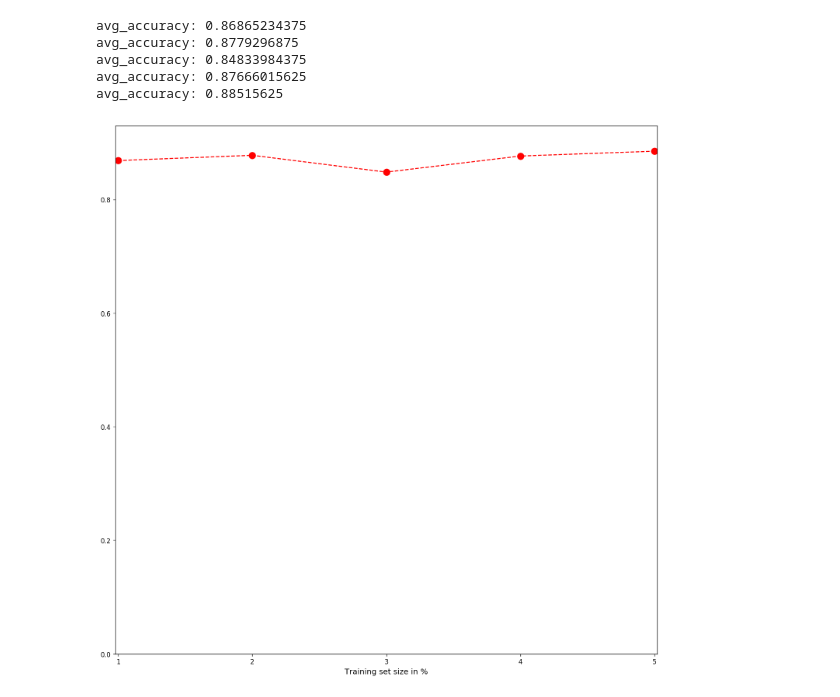
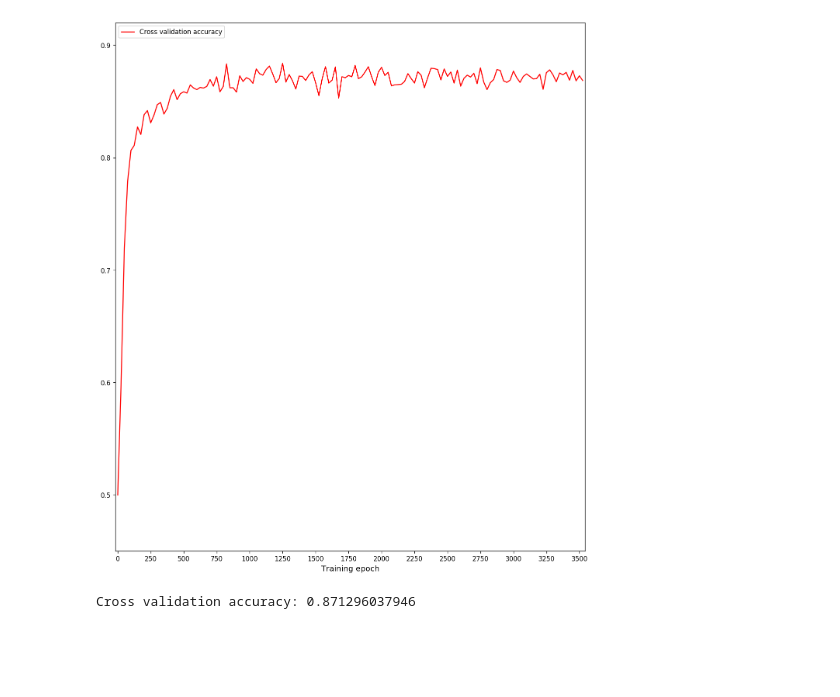
Before and after one commit to aleksmitov/microfossil_classification, a Jupyter notebook: data_plots.ipynb, the cells around one changed output. Cells and saved outputs as stored; diff of their text form; code cells hidden in the pictures; blank space fills up the shorter version.

```diff
--- a/data_plots.ipynb
+++ b/data_plots.ipynb
@@ -9,6 +9,7 @@ import os
 
 DATA_ACCURACY_DIR_PATH = "./cross_validation"
 DATA_LOSS_DIR_PATH = "./cross_validation"
+POWER_TEST_DIR_PATH = "./power_test/results"
 
 def get_files_in_dir(dir_path):
     files = [os.path.join(dir_path, file) for file in os.listdir(dir_path) if os.path.isfile(
@@ -74,12 +75,21 @@ def plot_cross_validation(dir_path):
     pb.savefig("cross_validation.png", bbox_inches='tight')
     plt.show()
 
+    avg_accuracy = 0.0
+    total_points = 0.0
+    step_increment = 25
+    total_steps = int(1000 / 25)
+    for i in range(len(values)-1, len(values)-total_steps-1, -1):
+        avg_accuracy += values[i]
+        total_points += 1
+    avg_accuracy /= total_points
+    print("Cross validation accuracy: {}".format(avg_accuracy))
+
 
 def plot_size_power_curves(dir_path):
     files = get_files_in_dir(dir_path)
     files = sorted(files)
     labels = [os.path.splitext(os.path.basename(file))[0] for file in files]
-    colors = ["red", "blue", "green", "red", "blue", "green"]
     step_value_maps = [load_tensorflow_csv(file) for file in files]
     step_value_pairs = []
     steps = []
@@ -104,7 +114,7 @@ def plot_size_power_curves(dir_path):
 
     handles = []
     for i in range(0, len(steps)):
-        handle, = plt.plot(steps[i], values[i], label=labels[i], color=colors[i])
+        handle, = plt.plot(steps[i], values[i], label=labels[i], color=None)
         handles.append(handle)
 
     plt.legend(handles=handles, loc='upper left')
@@ -114,50 +124,49 @@ def plot_size_power_curves(dir_path):
 
 def plot_size_power_points(dir_path):
     files = get_files_in_dir(dir_path)
-    files = sorted(files)
     labels = [os.path.splitext(os.path.basename(file))[0] for file in files]
-    percents = [label.split("_")[1] for label in labels]
-    colors = ["red", "blue", "green", "red", "blue", "green"]
+    percents = [int(label.split("_")[1]) for label in labels]
+    file_percent_pairs = zip(files, percents)
+    file_percent_pairs = sorted(file_percent_pairs, key=lambda tup: tup[1])
+    files = [file for (file, percent) in file_percent_pairs]
+    percents = [percent for (file, percent) in file_percent_pairs]
     step_value_maps = [load_tensorflow_csv(file) for file in files]
     avg_points = []
     for step_value_map in step_value_maps:
         current_pairs = [(map_key, step_value_map[map_key]) for map_key in step_value_map]
         sorted_pairs = sorted(current_pairs, key=lambda tup: tup[0])
         avg_accuracy = 0.0
         total_points = 0.0
         step_increment = 25
         total_steps = int(500 / 25)
         for i in range(len(sorted_pairs)-1, len(sorted_pairs)-total_steps-1, -1):
             avg_accuracy += sorted_pairs[i][1]
             total_points += 1
         avg_accuracy /= total_points
         print("avg_accuracy: {}".format(avg_accuracy))
         avg_points.append(avg_accuracy)
 
     # Everything's computed, time to draw some fancy stuff
     plt.figure(figsize=(15,15), dpi=120) # Plot dimensions
     plt.ylim(0.0,0.93) # Set range for y values
-    #plt.xticks(np.arange(0, 100+1, 10))
-    plt.margins(0.005)
+    plt.xticks(np.arange(0, 100+1, 5))
+    plt.margins(0.015)
     plt.xlabel("Training set size in %", fontdict=None, labelpad=None, fontsize=12)
+    plt.ylabel("Accuracy", fontdict=None, labelpad=None, fontsize=12)
 
     handles = []
     for i in range(0, len(avg_points)):
         handle, = plt.plot(percents[i], avg_points[i], "ro", ms=10)
         handles.append(handle)
     handle, = plt.plot(percents, avg_points, "r--")
 
     #plt.legend(handles=handles, loc='upper left')
     pb.savefig("size_power_points.png", bbox_inches='tight')
     plt.show()
 
 
-#plot_cross_validation(DATA_ACCURACY_DIR_PATH)
-plot_size_power_points(DATA_ACCURACY_DIR_PATH)
+plot_cross_validation(DATA_ACCURACY_DIR_PATH)
+#plot_size_power_points(POWER_TEST_DIR_PATH)
 # %% [output]
+[figure, new version]
-avg_accuracy: 0.86865234375
-avg_accuracy: 0.8779296875
-avg_accuracy: 0.84833984375
-avg_accuracy: 0.87666015625
-avg_accuracy: 0.88515625
+Cross validation accuracy: 0.871296037946
-[figure, old version]
```
